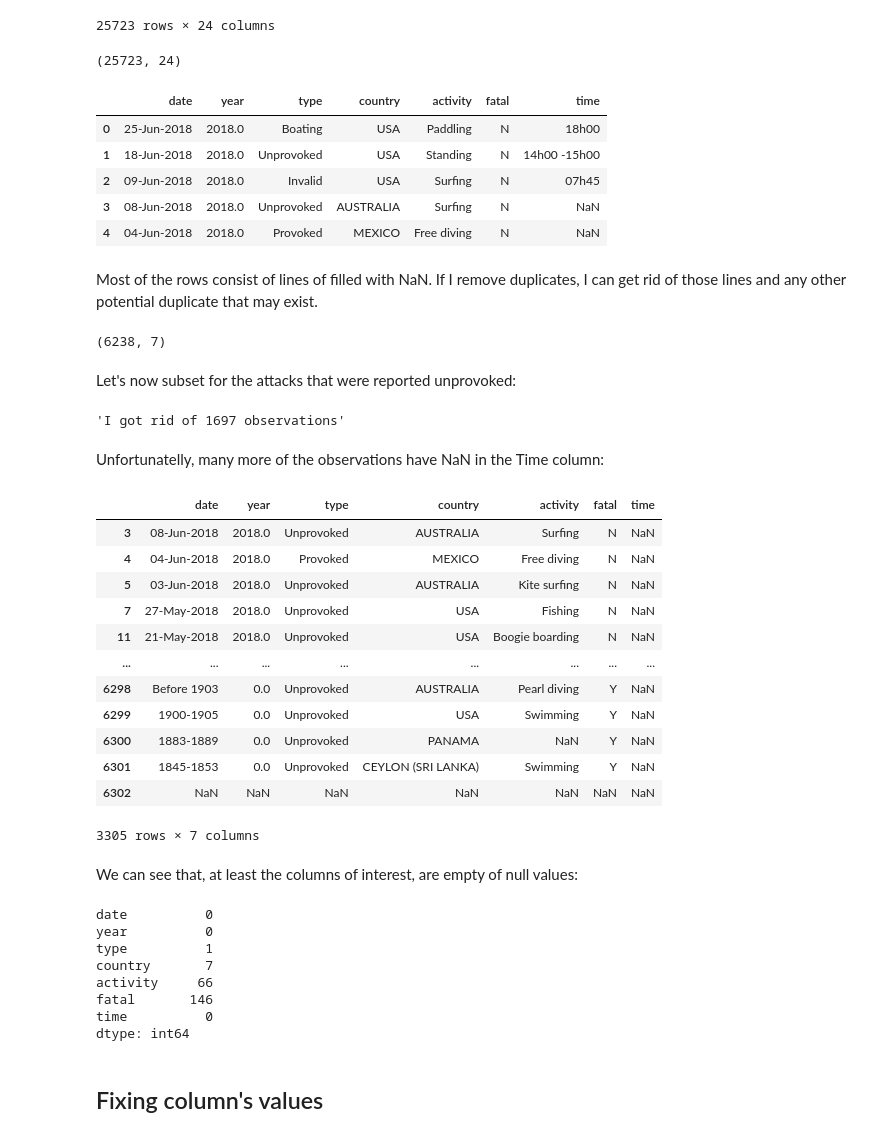
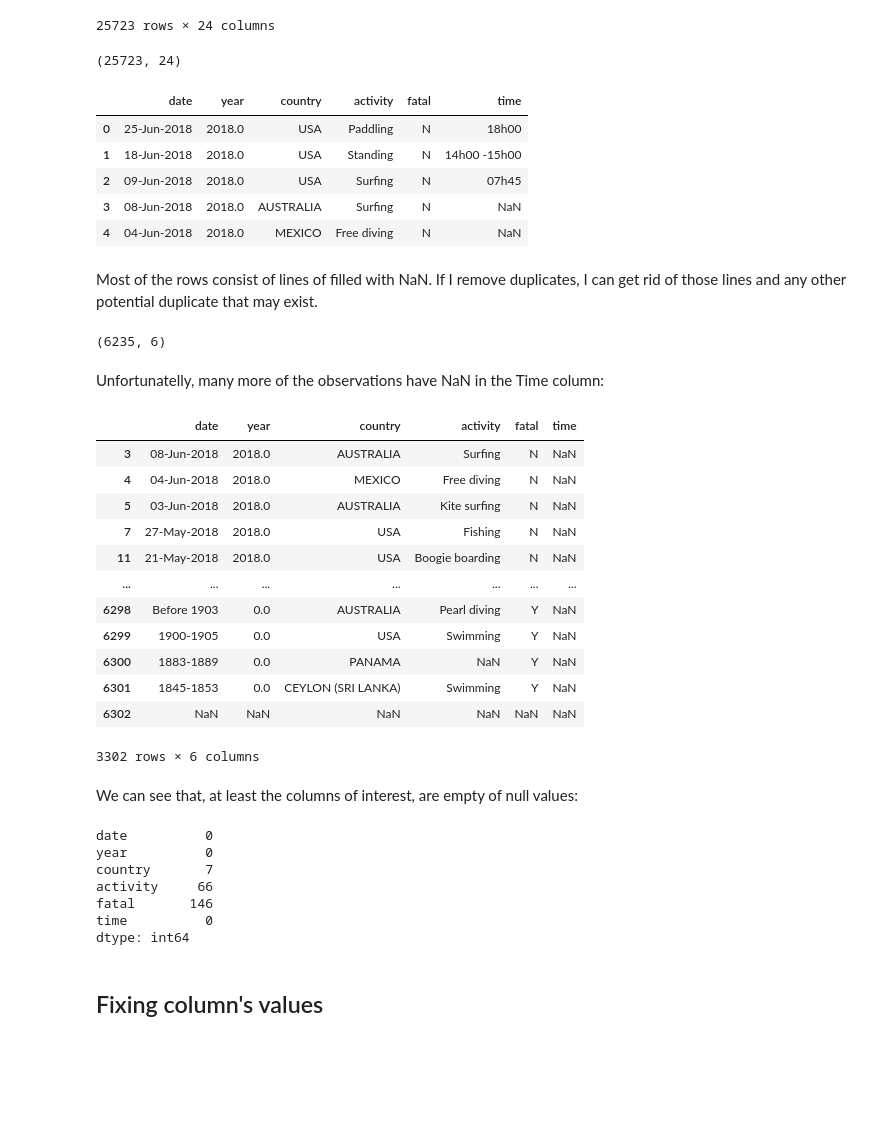
Before and after one commit to DavidCarricondo/data-cleaning-pandas, a Jupyter notebook: Cleaning.ipynb, the cells around one changed output. Saved outputs shown, nothing was run; the diff lists cells and outputs as text; code cells hidden in the pictures; blank space fills up the shorter version.

```diff
--- a/Cleaning.ipynb
+++ b/Cleaning.ipynb
@@ -150,7 +150,7 @@ df
 | 25722 | xx | NaN | NaN | NaN | NaN | NaN | NaN | NaN | NaN | NaN | ... |
 25723 rows × 24 columns
 # %%
-useful_columns = ['date', 'year','type', 'country','activity','fatal', 'time']
+useful_columns = ['date', 'year', 'country','activity','fatal', 'time']
 
 df_clean = df[useful_columns]
 
@@ -158,23 +158,16 @@ print(df.shape)
 df_clean.head()
 # %% [output]
 (25723, 24)
-|  | date | year | type | country | activity | fatal | time |
-| 0 | 25-Jun-2018 | 2018.0 | Boating | USA | Paddling | N | 18h00 |
-| 1 | 18-Jun-2018 | 2018.0 | Unprovoked | USA | Standing | N | 14h00 -15h00 |
-| 2 | 09-Jun-2018 | 2018.0 | Invalid | USA | Surfing | N | 07h45 |
-| 3 | 08-Jun-2018 | 2018.0 | Unprovoked | AUSTRALIA | Surfing | N | NaN |
-| 4 | 04-Jun-2018 | 2018.0 | Provoked | MEXICO | Free diving | N | NaN |
+|  | date | year | country | activity | fatal | time |
+| 0 | 25-Jun-2018 | 2018.0 | USA | Paddling | N | 18h00 |
+| 1 | 18-Jun-2018 | 2018.0 | USA | Standing | N | 14h00 -15h00 |
+| 2 | 09-Jun-2018 | 2018.0 | USA | Surfing | N | 07h45 |
+| 3 | 08-Jun-2018 | 2018.0 | AUSTRALIA | Surfing | N | NaN |
+| 4 | 04-Jun-2018 | 2018.0 | MEXICO | Free diving | N | NaN |
 # %% [markdown]
 Most of the rows consist of lines of filled with NaN. If I remove duplicates, I can get rid of those lines and any other potential duplicate that may exist.
 # %%
 df_clean = df_clean.drop_duplicates()
 df_clean.shape
 # %% [output]
-(6238, 7)
+(6235, 6)
-# %% [markdown]
-Let's now subset for the attacks that were reported unprovoked:
-# %%
-df_unpr = df_clean[df_clean.type=='Unprovoked']
-f"I got rid of {len(df_clean) - len(df_unpr)} observations"
-# %% [output]
-'I got rid of 1697 observations'
@@ -183,20 +174,20 @@ df_unpr = df_clean
 # %% [markdown]
 Unfortunatelly, many more of the observations have NaN in the Time column:
 # %%
-df_unpr[df_unpr.time.isnull()]
+df_clean[df_clean.time.isnull()]
 # %% [output]
-|  | date | year | type | country | activity | fatal | time |
-| 3 | 08-Jun-2018 | 2018.0 | Unprovoked | AUSTRALIA | Surfing | N | NaN |
-| 4 | 04-Jun-2018 | 2018.0 | Provoked | MEXICO | Free diving | N | NaN |
-| 5 | 03-Jun-2018 | 2018.0 | Unprovoked | AUSTRALIA | Kite surfing | N | NaN |
-| 7 | 27-May-2018 | 2018.0 | Unprovoked | USA | Fishing | N | NaN |
-| 11 | 21-May-2018 | 2018.0 | Unprovoked | USA | Boogie boarding | N | NaN |
-| ... | ... | ... | ... | ... | ... | ... | ... |
-| 6298 | Before 1903 | 0.0 | Unprovoked | AUSTRALIA | Pearl diving | Y | NaN |
-| 6299 | 1900-1905 | 0.0 | Unprovoked | USA | Swimming | Y | NaN |
-| 6300 | 1883-1889 | 0.0 | Unprovoked | PANAMA | NaN | Y | NaN |
-| 6301 | 1845-1853 | 0.0 | Unprovoked | CEYLON (SRI LANKA) | Swimming | Y | NaN |
-| 6302 | NaN | NaN | NaN | NaN | NaN | NaN | NaN |
+|  | date | year | country | activity | fatal | time |
+| 3 | 08-Jun-2018 | 2018.0 | AUSTRALIA | Surfing | N | NaN |
+| 4 | 04-Jun-2018 | 2018.0 | MEXICO | Free diving | N | NaN |
+| 5 | 03-Jun-2018 | 2018.0 | AUSTRALIA | Kite surfing | N | NaN |
+| 7 | 27-May-2018 | 2018.0 | USA | Fishing | N | NaN |
+| 11 | 21-May-2018 | 2018.0 | USA | Boogie boarding | N | NaN |
+| ... | ... | ... | ... | ... | ... | ... |
+| 6298 | Before 1903 | 0.0 | AUSTRALIA | Pearl diving | Y | NaN |
+| 6299 | 1900-1905 | 0.0 | USA | Swimming | Y | NaN |
+| 6300 | 1883-1889 | 0.0 | PANAMA | NaN | Y | NaN |
+| 6301 | 1845-1853 | 0.0 | CEYLON (SRI LANKA) | Swimming | Y | NaN |
+| 6302 | NaN | NaN | NaN | NaN | NaN | NaN |
-3305 rows × 7 columns
+3302 rows × 6 columns
 # %%
 # Delete rows with null times:
@@ -204,11 +195,10 @@ df_unpr = df_unpr[~df_unpr.time.isnull()]
 # %% [markdown]
 We can see that, at least the columns of interest, are empty of null values:
 # %%
-df_unpr.isnull().sum()
+df_trim.isnull().sum()
 # %% [output]
 date          0
 year          0
-type          1
 country       7
 activity     66
 fatal       146
```
Also changed, not shown: parts of 31 cells of this notebook, 1 other file.
